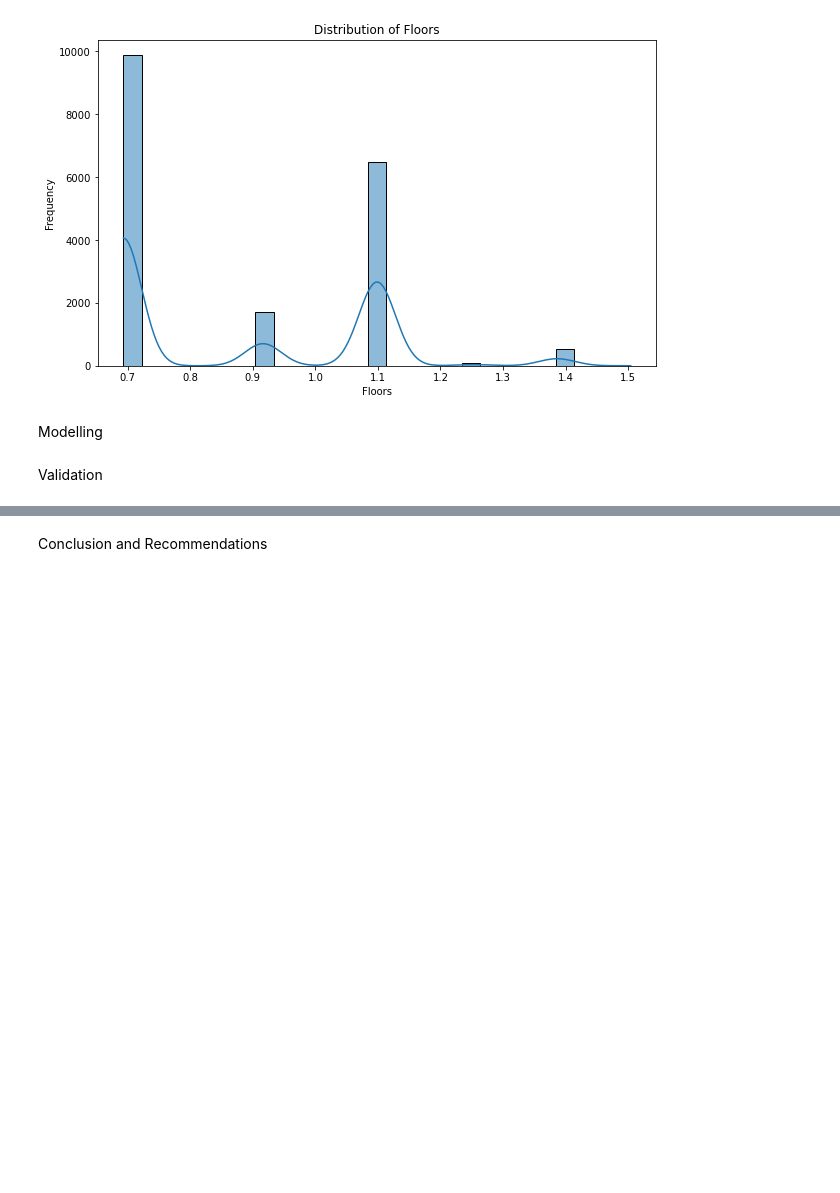
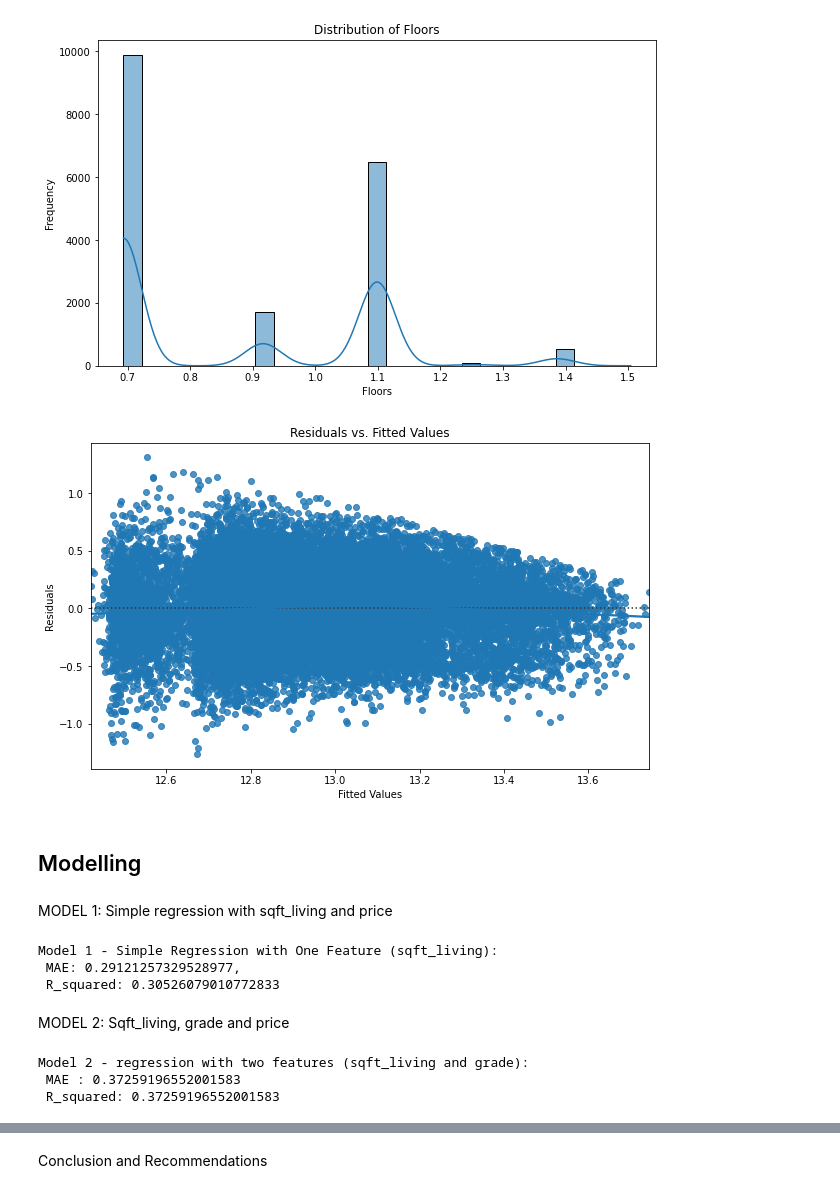
Before and after one commit to ANGI3MAINA/King-County-Housing-Analysis, a Jupyter notebook: Data/Work/George.ipynb, the cells around one changed output, grey strips where cells are left out. Saved outputs shown, nothing was run; the diff lists cells and outputs as text; code cells hidden in the pictures; blank space fills up the shorter version.

Commit message:
completed modelling and feature selections - 4 models created

```diff
--- a/Data/Work/George.ipynb
+++ b/Data/Work/George.ipynb
@@ -321,2 +315,0 @@ for feature in house_df_relevant_no_outliers:
-# %% [markdown]
-Modelling
@@ -329,2 +315,0 @@ Modelling
-# %% [markdown]
-Validation
@@ -336,0 +316,70 @@ Validation
+# %%
+# Residuals vs. fitted values plot
+# Fit a linear regression model
+import statsmodels.api as sm
+X = house_df_relevant_no_outliers.drop(columns=['price'])
+y = house_df_relevant_no_outliers['price']
+X = sm.add_constant(X)
+model = sm.OLS(y, X).fit()
+plt.figure(figsize=(10, 6))
+sns.residplot(x=model.fittedvalues, y=model.resid, lowess=True)
+plt.title('Residuals vs. Fitted Values')
+plt.xlabel('Fitted Values')
+plt.ylabel('Residuals')
+plt.show()
+# %% [output]
+[figure, added]
+# %% [markdown]
+## Modelling
+# %% [markdown]
+MODEL 1: Simple regression with sqft_living and price
+# %%
+# Features and target variable
+X1 = house_df_relevant_no_outliers.drop(columns=['price'])
+y = house_df_relevant_no_outliers['price']
+
+X1 = house_df_relevant_no_outliers[['sqft_living']]
+y = house_df_relevant_no_outliers['price']
+#split data
+X1_train, X1_test, y_train, y_test = train_test_split(X1, y, test_size=0.2, random_state=42)
+
+#train the model
+model1 = LinearRegression()
+model1.fit(X1_train, y_train)
+
+#make predictions with the model
+y_pred1 = model1.predict(X1_test)
+
+# Evaluate the model
+mae1 = mean_absolute_error(y_test, y_pred1)
+r2_1 = r2_score(y_test, y_pred1)
+print(f"Model 1 - Simple Regression with One Feature (sqft_living): \n MAE: {mae1}, \n R_squared: {r2_1}")
+# %% [output]
+Model 1 - Simple Regression with One Feature (sqft_living):
+ MAE: 0.29121257329528977,
+ R_squared: 0.30526079010772833
+# %% [markdown]
+MODEL 2: Sqft_living, grade and price
+# %%
+# Features and target variable
+X2 = house_df_relevant_no_outliers[['sqft_living', 'grade']]
+y = house_df_relevant_no_outliers['price']
+
+#split data
+X2_train, X2_test, y_train, y_test = train_test_split(X2, y, test_size=0.2, random_state = 42)
+
+#Train model2
+model2=LinearRegression()
+model2.fit(X2_train, y_train)
+
+#prediction
+y_pred2 = model2.predict(X2_test)
+
+#eVALUATE
+mae2 = r2_score(y_test, y_pred2)
+r2_2 = r2_score(y_test, y_pred2)
+print(f"Model 2 - regression with two features (sqft_living and grade): \n MAE : {mae2} \n R_squared: {r2_2}")
+# %% [output]
+Model 2 - regression with two features (sqft_living and grade):
+ MAE : 0.37259196552001583
+ R_squared: 0.37259196552001583
```
Also changed, not shown: parts of 7 cells of this notebook.
